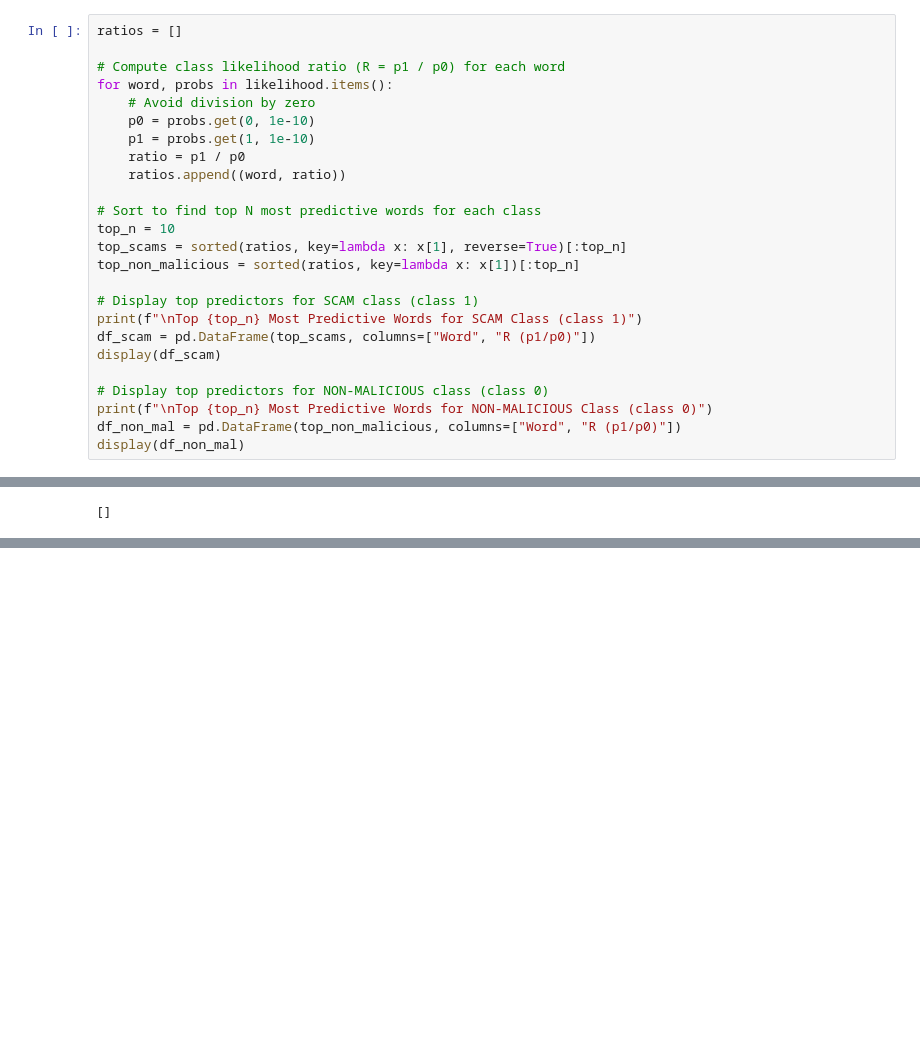
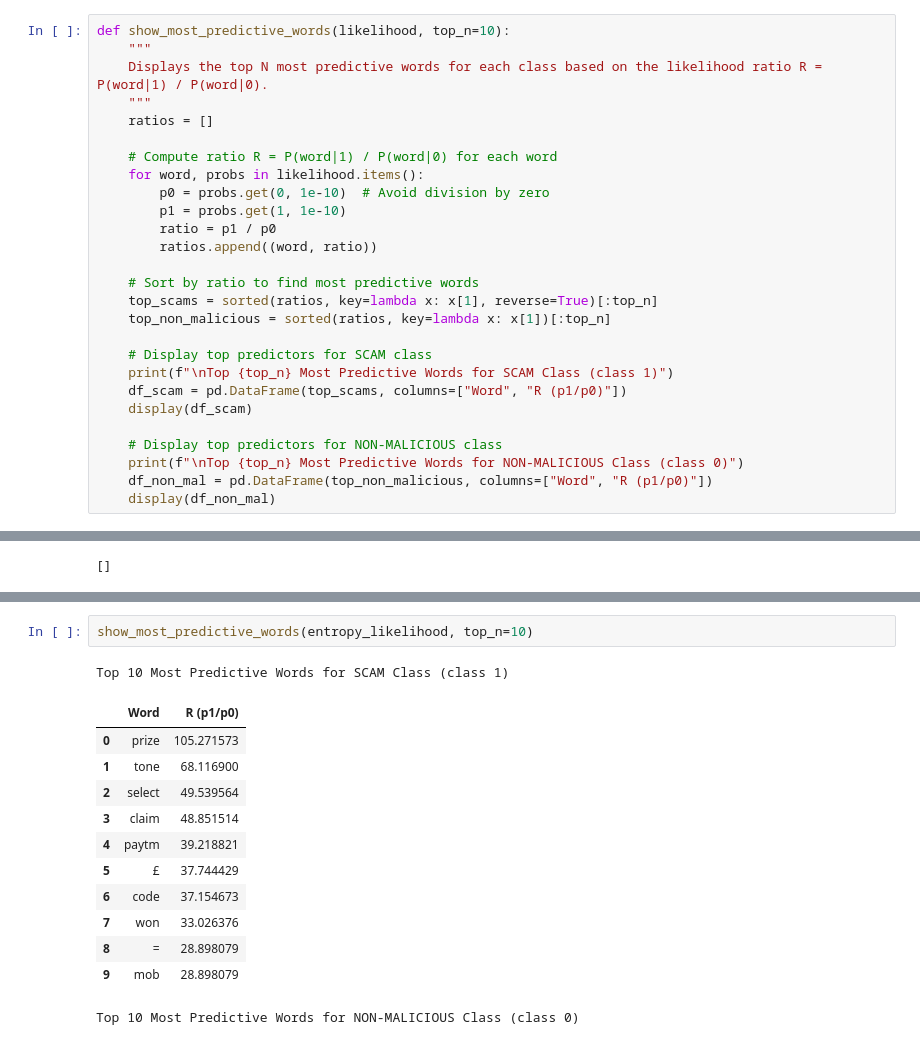
Before and after one commit to YubotKwng/Naive-Bayes-model-classifiying-spam-messages, a Jupyter notebook: COMP30027_2025_asst1_template.ipynb, the cells around one changed output, grey strips where cells are left out. Cells and saved outputs as stored; diff of their text form; blank space fills up the shorter version.

```diff
--- a/COMP30027_2025_asst1_template.ipynb
+++ b/COMP30027_2025_asst1_template.ipynb
@@ -230,25 +240,27 @@ Top 10 Words for Class '1'
 # %%
-ratios = []
+def show_most_predictive_words(likelihood, top_n=10):
+    """
+    Displays the top N most predictive words for each class based on the likelihood ratio R = P(word|1) / P(word|0).
+    """
+    ratios = []
 
-# Compute class likelihood ratio (R = p1 / p0) for each word
-for word, probs in likelihood.items():
-    # Avoid division by zero
-    p0 = probs.get(0, 1e-10)
-    p1 = probs.get(1, 1e-10)
-    ratio = p1 / p0
-    ratios.append((word, ratio))
+    # Compute ratio R = P(word|1) / P(word|0) for each word
+    for word, probs in likelihood.items():
+        p0 = probs.get(0, 1e-10)  # Avoid division by zero
+        p1 = probs.get(1, 1e-10)
+        ratio = p1 / p0
+        ratios.append((word, ratio))
 
-# Sort to find top N most predictive words for each class
-top_n = 10
-top_scams = sorted(ratios, key=lambda x: x[1], reverse=True)[:top_n]
-top_non_malicious = sorted(ratios, key=lambda x: x[1])[:top_n]
+    # Sort by ratio to find most predictive words
+    top_scams = sorted(ratios, key=lambda x: x[1], reverse=True)[:top_n]
+    top_non_malicious = sorted(ratios, key=lambda x: x[1])[:top_n]
 
-# Display top predictors for SCAM class (class 1)
-print(f"\nTop {top_n} Most Predictive Words for SCAM Class (class 1)")
-df_scam = pd.DataFrame(top_scams, columns=["Word", "R (p1/p0)"])
-display(df_scam)
+    # Display top predictors for SCAM class
+    print(f"\nTop {top_n} Most Predictive Words for SCAM Class (class 1)")
+    df_scam = pd.DataFrame(top_scams, columns=["Word", "R (p1/p0)"])
+    display(df_scam)
 
-# Display top predictors for NON-MALICIOUS class (class 0)
-print(f"\nTop {top_n} Most Predictive Words for NON-MALICIOUS Class (class 0)")
-df_non_mal = pd.DataFrame(top_non_malicious, columns=["Word", "R (p1/p0)"])
-display(df_non_mal)
+    # Display top predictors for NON-MALICIOUS class
+    print(f"\nTop {top_n} Most Predictive Words for NON-MALICIOUS Class (class 0)")
+    df_non_mal = pd.DataFrame(top_non_malicious, columns=["Word", "R (p1/p0)"])
+    display(df_non_mal)
@@ -958,0 +927,16 @@ entropy_skipped
+# %%
+show_most_predictive_words(entropy_likelihood, top_n=10)
+# %% [output]
+Top 10 Most Predictive Words for SCAM Class (class 1)
+|  | Word | R (p1/p0) |
+| 0 | prize | 105.271573 |
+| 1 | tone | 68.116900 |
+| 2 | select | 49.539564 |
+| 3 | claim | 48.851514 |
+| 4 | paytm | 39.218821 |
+| 5 | £ | 37.744429 |
+| 6 | code | 37.154673 |
+| 7 | won | 33.026376 |
+| 8 | = | 28.898079 |
+| 9 | mob | 28.898079 |
+Top 10 Most Predictive Words for NON-MALICIOUS Class (class 0)
```
Also changed, not shown: parts of 27 cells of this notebook.
